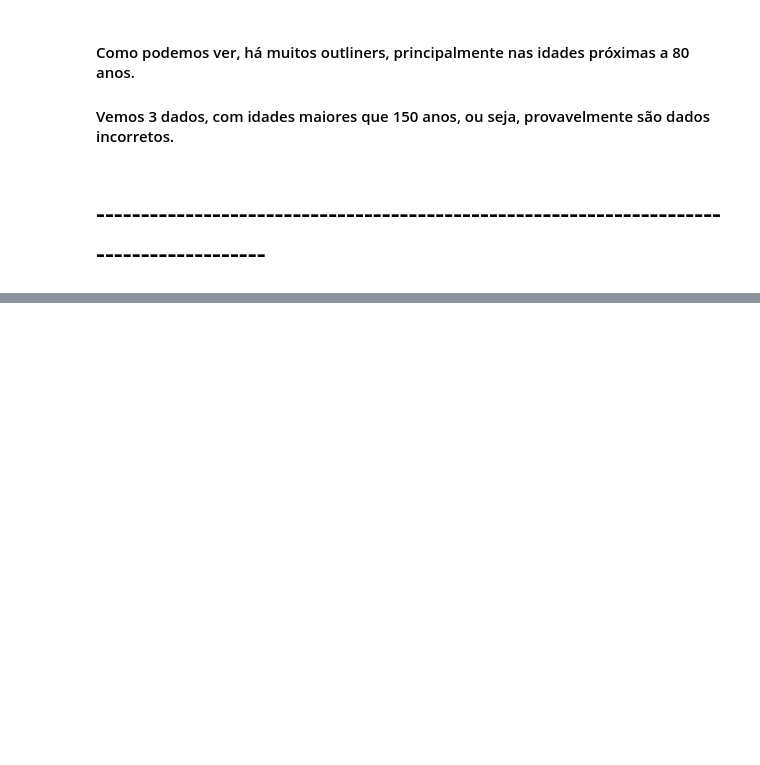
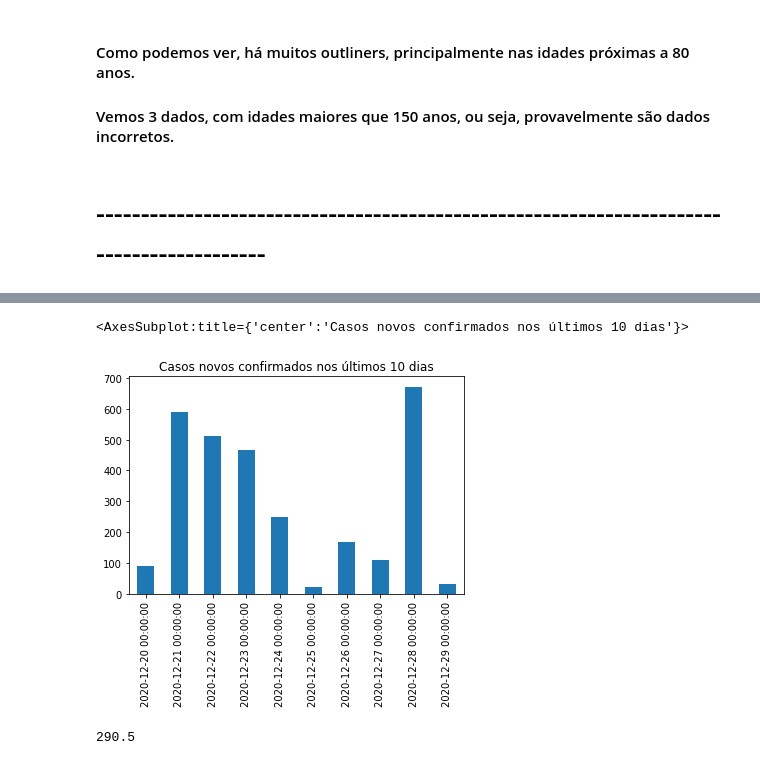
Before and after one commit to delrickOliveira/rna_2021.1_aa1.2, a Jupyter notebook: Atividade 2.3 - RNA 2021.ipynb, the cells around one changed output, grey strips where cells are left out. Drawn from its saved outputs; the diff is of its cells as text; code cells hidden in the pictures; blank space fills up the shorter version.

```diff
--- a/Atividade 2.3 - RNA 2021.ipynb
+++ b/Atividade 2.3 - RNA 2021.ipynb
@@ -184,6 +184,12 @@ Name: _idade, Length: 79530, dtype: bool
 # %%
 data.dropna(subset = ["_idade"], inplace=True)
 bairros = data['_idade'].value_counts()
+# %%
+nan_value = float("NaN")
+data['_conclusao'].replace("", nan_value, inplace=True)
+data['_conclusao'].isnull()
+data.dropna(subset = ['_conclusao'], inplace=True)
+bairros = data['_conclusao'].value_counts()
 # %% [markdown]
 ### Ordem com 10 Bairros com mais casos confirmados
 # %%
@@ -304,0 +333,11 @@ data['_idade'][23222]
+# %%
+data['_dt_notificacao']=pd.to_datetime(data['_dt_notificacao'])
+# %%
+data['_dt_notificacao'].value_counts().sort_index()[-10:].plot.bar(title = 'Casos novos confirmados nos últimos 10 dias')
+# %% [output]
+<AxesSubplot:title={'center':'Casos novos confirmados nos últimos 10 dias'}>
+[figure, added]
+# %%
+data['_dt_notificacao'].value_counts().sort_index()[-10:].mean()
+# %% [output]
+290.5
```
Also changed, not shown: parts of 11 cells of this notebook.
